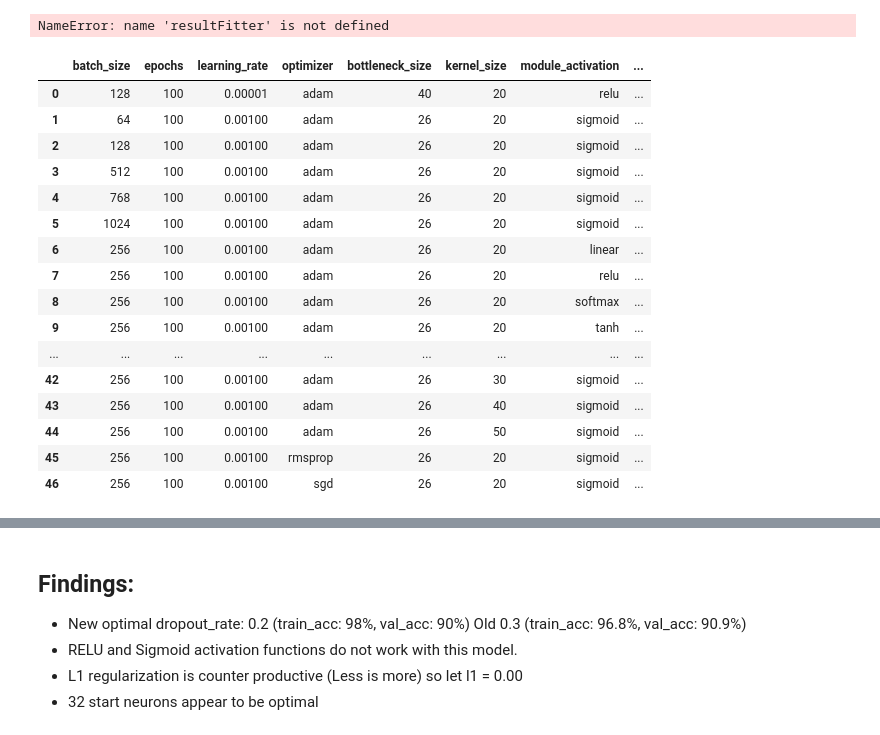
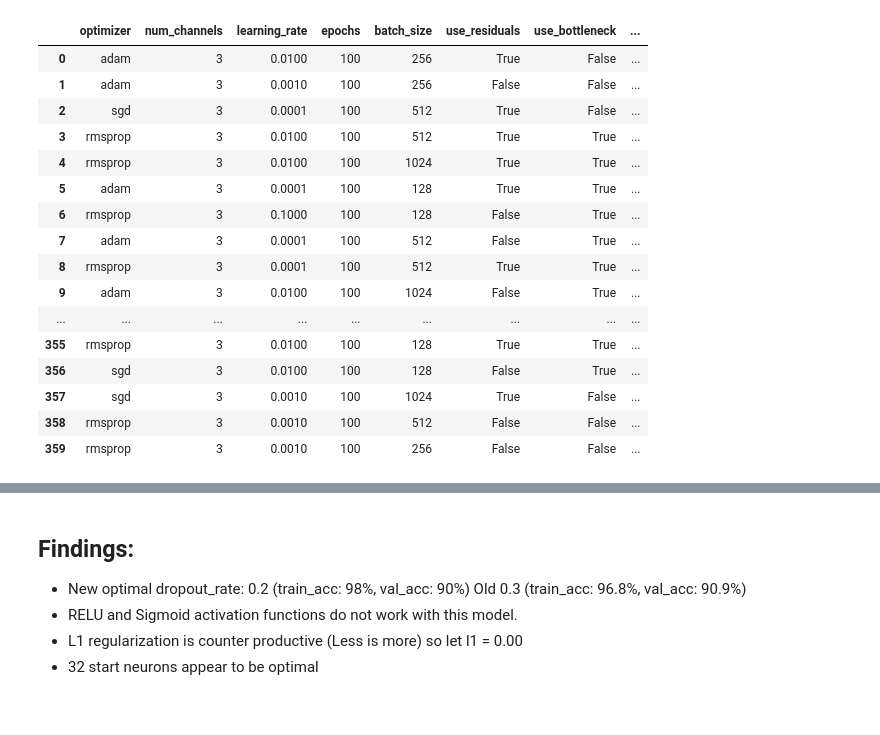
Before and after one commit to tss95/MasterThesis3, a Jupyter notebook: Notebooks/Modeling/ViewResultFile.ipynb, the cells around one changed output, grey strips where cells are left out. Cells and saved outputs as stored; diff of their text form; code cells hidden in the pictures.

Commit message:
Ran earthExplo models. Implemented remove_nans

```diff
--- a/Notebooks/Modeling/ViewResultFile.ipynb
+++ b/Notebooks/Modeling/ViewResultFile.ipynb
@@ -41,57 +25,79 @@ AttributeError: 'LoadData' object has no attribute 'getDatasets'
-# %%
-result_file_name = 'results_LSTM_NARROW_noiseNotNoise_timeAug_sscale_noiseAug_earlyS.csv'
-model = resultFitter.fit_from_csv_and_index(result_file_name, 0, 2, 10, use_tensorboard = False,
-                               use_liveplots = True, use_custom_callback = False)
-# %% [output]
-NameError: name 'resultFitter' is not defined
+# %%
+def clear_nans(result_file_name, num_classes):
+    resultProcessor = GridSearchResultProcessor()
+    df = resultProcessor.get_results_df_by_name(result_file_name, num_classes)
+    df_copy = df.copy()
+    no_nans = df_copy.dropna()
+    clear_results_df(result_file_name, num_classes)
+    save_results_df(no_nans, result_file_name, num_classes)
+
+def save_results_df(results_df, file_name, num_classes):
+    results_df.to_csv(f"{get_results_file_path(num_classes)}/{file_name}", mode = 'w', index=False)
+
+def clear_results_df(file_name, num_classes):
+    path = get_results_file_path(num_classes)
+    file = f"{path}/{file_name}"
+    if os.path.isfile(file):
+        f = open(file, "w+")
+        f.close()
+
+def get_results_file_path(num_classes):
+    utils = GlobalUtils()
+    file_path = f'{utils.base_dir}/GridSearchResults/{num_classes}_classes'
+    return file_path
+
+clear_nans(result_file_name, 2)
 # %%
 def f1_score(precision, recall):
     f1 = 2*((precision*recall)/(precision + recall))
     return f1
 
 def create_f1_list(precision_df, recall_df):
     f1 = []
     for i in range(len(precision_df)):
         f1.append(f1_score(precision_df.loc[i], recall_df.loc[i]))
     return f1
 
 #result_file_name = 'results_InceptionTime_noiseNotNoise_timeAug_sscale_noiseAug_earlyS.csv'
-result_file_name = 'results_InceptionTime_NARROW_noiseNotNoise_timeAug_sscale_noiseAug_earlyS.csv'
+result_file_name = 'results_InceptionTime_earthExplo_timeAug_sscale_noiseAug_earlyS.csv'
+#result_file_name = 'results_InceptionTime_NARROW_noiseNotNoise_timeAug_sscale_noiseAug_earlyS.csv'
+clear_nans(result_file_name, 2)
 df = GridSearchResultProcessor().get_results_df_by_name(result_file_name, 2)
+
 pd.set_option('display.max_rows', None)
 pd.set_option('display.max_columns', None)
 pd.set_option('display.width', None)
 pd.set_option('display.max_colwidth', None)
 
 df_f1 = df.copy()
 df_f1.columns=df_f1.columns.str.strip()
 all_train_precision = df_f1['train_precision']
 all_train_recall = df_f1['train_recall']
 all_val_precision = df_f1['val_precision']
 all_val_recall = df_f1['val_recall']
 f1_train = create_f1_list(all_train_precision, all_train_recall)
 f1_val = create_f1_list(all_val_precision, all_val_recall)
 df_f1['train_f1'] = f1_train
 df_f1['val_f1'] = f1_val
 df_f1
 # %% [output]
-|  | batch_size | epochs | learning_rate | optimizer | bottleneck_size | kernel_size | module_activation | ... |
-| 0 | 128 | 100 | 0.00001 | adam | 40 | 20 | relu | ... |
-| 1 | 64 | 100 | 0.00100 | adam | 26 | 20 | sigmoid | ... |
-| 2 | 128 | 100 | 0.00100 | adam | 26 | 20 | sigmoid | ... |
-| 3 | 512 | 100 | 0.00100 | adam | 26 | 20 | sigmoid | ... |
-| 4 | 768 | 100 | 0.00100 | adam | 26 | 20 | sigmoid | ... |
-| 5 | 1024 | 100 | 0.00100 | adam | 26 | 20 | sigmoid | ... |
-| 6 | 256 | 100 | 0.00100 | adam | 26 | 20 | linear | ... |
-| 7 | 256 | 100 | 0.00100 | adam | 26 | 20 | relu | ... |
-| 8 | 256 | 100 | 0.00100 | adam | 26 | 20 | softmax | ... |
-| 9 | 256 | 100 | 0.00100 | adam | 26 | 20 | tanh | ... |
+|  | optimizer | num_channels | learning_rate | epochs | batch_size | use_residuals | use_bottleneck | ... |
+| 0 | adam | 3 | 0.0100 | 100 | 256 | True | False | ... |
+| 1 | adam | 3 | 0.0010 | 100 | 256 | False | False | ... |
+| 2 | sgd | 3 | 0.0001 | 100 | 512 | True | False | ... |
+| 3 | rmsprop | 3 | 0.0100 | 100 | 512 | True | True | ... |
+| 4 | rmsprop | 3 | 0.0100 | 100 | 1024 | True | True | ... |
+| 5 | adam | 3 | 0.0001 | 100 | 128 | True | True | ... |
+| 6 | rmsprop | 3 | 0.1000 | 100 | 128 | False | True | ... |
+| 7 | adam | 3 | 0.0001 | 100 | 512 | False | True | ... |
+| 8 | rmsprop | 3 | 0.0001 | 100 | 512 | True | True | ... |
+| 9 | adam | 3 | 0.0100 | 100 | 1024 | False | True | ... |
 | ... | ... | ... | ... | ... | ... | ... | ... | ... |
-| 42 | 256 | 100 | 0.00100 | adam | 26 | 30 | sigmoid | ... |
-| 43 | 256 | 100 | 0.00100 | adam | 26 | 40 | sigmoid | ... |
-| 44 | 256 | 100 | 0.00100 | adam | 26 | 50 | sigmoid | ... |
-| 45 | 256 | 100 | 0.00100 | rmsprop | 26 | 20 | sigmoid | ... |
-| 46 | 256 | 100 | 0.00100 | sgd | 26 | 20 | sigmoid | ... |
+| 355 | rmsprop | 3 | 0.0100 | 100 | 128 | True | True | ... |
+| 356 | sgd | 3 | 0.0100 | 100 | 128 | False | True | ... |
+| 357 | sgd | 3 | 0.0010 | 100 | 1024 | True | False | ... |
+| 358 | rmsprop | 3 | 0.0010 | 100 | 512 | False | False | ... |
+| 359 | rmsprop | 3 | 0.0010 | 100 | 256 | False | False | ... |
 # %%
 sorted_f1_df = df_f1.sort_values(by=['val_f1', 'train_f1'], axis = 0, ascending=False)
 sorted_f1_df
```
Also changed, not shown: parts of 7 cells of this notebook, 7 other files.
